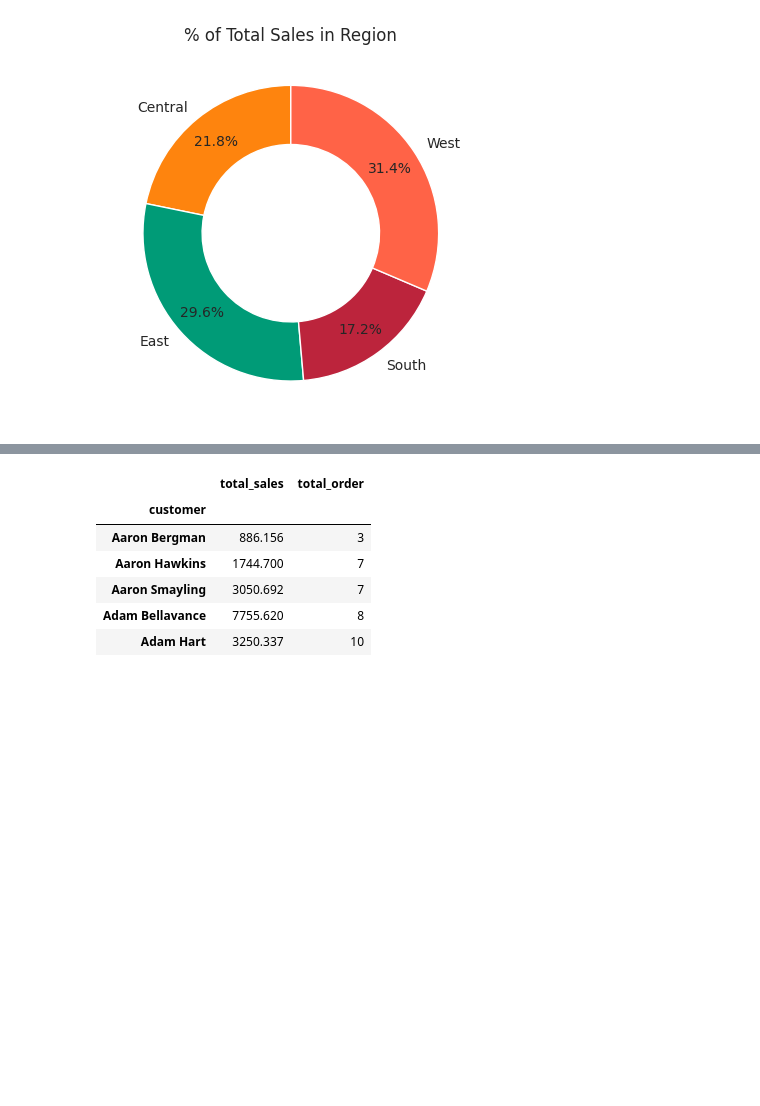
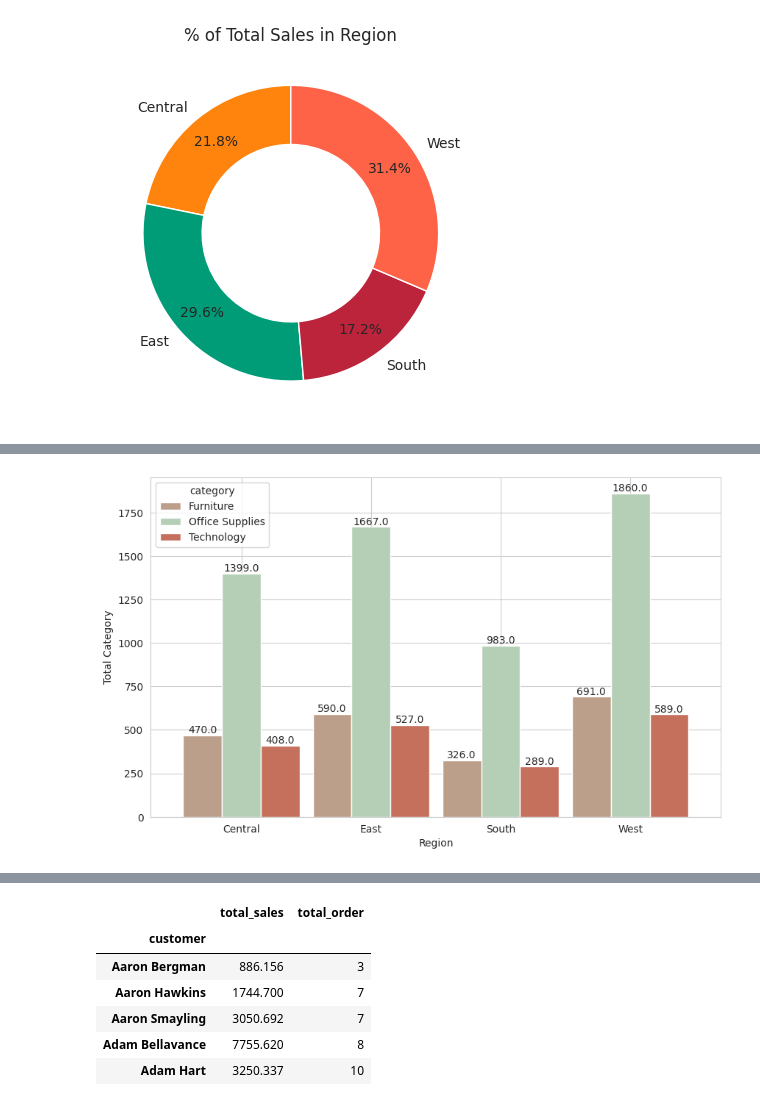
Before and after one commit to Xeroniter/Air, a Jupyter notebook: Carrera/Lab 01.ipynb, the cells around one changed output, grey strips where cells are left out. Saved outputs shown, nothing was run; the diff lists cells and outputs as text; code cells hidden in the pictures; blank space fills up the shorter version.

```diff
--- a/Carrera/Lab 01.ipynb
+++ b/Carrera/Lab 01.ipynb
@@ -17,7 +17,8 @@ def barplot(result, **barlimit):
   if "color" not in barlimit.keys():
     barlimit["color"] = colors
   bar = result.plot.bar(rot=0, **barlimit)
-  bar.bar_label(bar.containers[0], fmt="%1.1f");
+  for container in bar.containers:
+    bar.bar_label(container, fmt="%1.1f")
 
 def pieplot(result, **pieargs):
   if "colors" not in pieargs.keys():
@@ -187,3 +188,7 @@ pieplot(
 )
 # %% [output]
 [figure]
+# %%
+regional = origin.groupby(["region", "category"])[["category"]].count()
+
+regional.iloc[:5]
@@ -189,0 +203,6 @@ pieplot(
+# %%
+regi = regional.category.unstack()
+
+barplot(regi, figsize=(10, 6), width=0.9, xlabel="Region", ylabel="Total Category")
+# %% [output]
+[figure, added]
```
Also changed, not shown: parts of 8 cells of this notebook.
